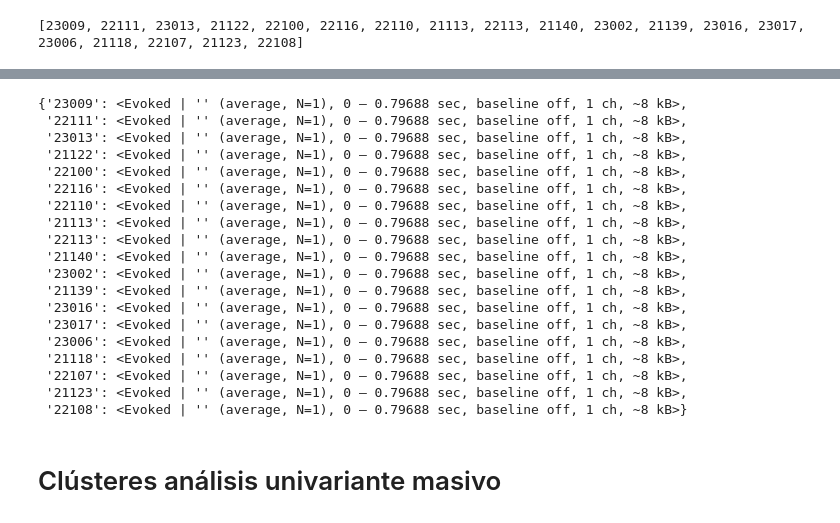
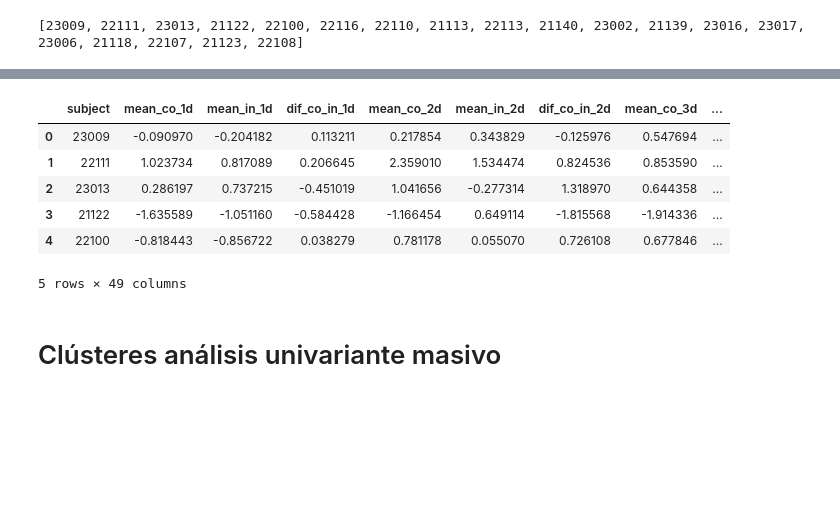
Before and after one commit to jhquiza/EEG_IAT, a Jupyter notebook: Medidas gráficas ROI.ipynb, the cells around one changed output, grey strips where cells are left out. Cells and saved outputs as stored; diff of their text form; code cells hidden in the pictures; blank space fills up the shorter version.

```diff
--- a/Medidas gráficas ROI.ipynb
+++ b/Medidas gráficas ROI.ipynb
@@ -102,26 +68,5 @@ Identifying common channels ...
 # %%
-canales = ['FZ', 'FC1', 'FC2']
-tmin=0.0
-tmax=0.796875
-negative_co,neutral_co,positive_co,negative_in,neutral_in,positive_in,negative_dif,neutral_dif,positive_dif = cl.lista_erps_niveles(canales=canales, evocados_co=evocados_co, evocados_in=evocados_in, negative=negative, neutral=neutral, positive=positive, tmin=tmin, tmax=tmax)
-negative_in
+# Clúster 1
+# Gráficos clúster toda la época
+canales = ['O1', 'P9', 'PO7', 'PO3']
+negative_co, neutral_co, positive_co, negative_in, neutral_in, positive_in,negative_dif,neutral_dif,positive_dif, ROI_co, ROI_in, ROI_dif = cl.erps_niveles(canales=canales, evocados_co=evocados_co, evocados_in=evocados_in, positive=positive, negative=negative, neutral=neutral, tmin=0.0, tmax=0.796875)
-# %% [output]
-{'23009': <Evoked | '' (average, N=1), 0 – 0.79688 sec, baseline off, 1 ch, ~8 kB>,
- '22111': <Evoked | '' (average, N=1), 0 – 0.79688 sec, baseline off, 1 ch, ~8 kB>,
- '23013': <Evoked | '' (average, N=1), 0 – 0.79688 sec, baseline off, 1 ch, ~8 kB>,
- '21122': <Evoked | '' (average, N=1), 0 – 0.79688 sec, baseline off, 1 ch, ~8 kB>,
- '22100': <Evoked | '' (average, N=1), 0 – 0.79688 sec, baseline off, 1 ch, ~8 kB>,
- '22116': <Evoked | '' (average, N=1), 0 – 0.79688 sec, baseline off, 1 ch, ~8 kB>,
- '22110': <Evoked | '' (average, N=1), 0 – 0.79688 sec, baseline off, 1 ch, ~8 kB>,
- '21113': <Evoked | '' (average, N=1), 0 – 0.79688 sec, baseline off, 1 ch, ~8 kB>,
- '22113': <Evoked | '' (average, N=1), 0 – 0.79688 sec, baseline off, 1 ch, ~8 kB>,
- '21140': <Evoked | '' (average, N=1), 0 – 0.79688 sec, baseline off, 1 ch, ~8 kB>,
- '23002': <Evoked | '' (average, N=1), 0 – 0.79688 sec, baseline off, 1 ch, ~8 kB>,
- '21139': <Evoked | '' (average, N=1), 0 – 0.79688 sec, baseline off, 1 ch, ~8 kB>,
- '23016': <Evoked | '' (average, N=1), 0 – 0.79688 sec, baseline off, 1 ch, ~8 kB>,
- '23017': <Evoked | '' (average, N=1), 0 – 0.79688 sec, baseline off, 1 ch, ~8 kB>,
- '23006': <Evoked | '' (average, N=1), 0 – 0.79688 sec, baseline off, 1 ch, ~8 kB>,
- '21118': <Evoked | '' (average, N=1), 0 – 0.79688 sec, baseline off, 1 ch, ~8 kB>,
- '22107': <Evoked | '' (average, N=1), 0 – 0.79688 sec, baseline off, 1 ch, ~8 kB>,
- '21123': <Evoked | '' (average, N=1), 0 – 0.79688 sec, baseline off, 1 ch, ~8 kB>,
- '22108': <Evoked | '' (average, N=1), 0 – 0.79688 sec, baseline off, 1 ch, ~8 kB>}
@@ -168,2 +73,14 @@ def erps_grupos(canales, tmin=0.0, tmax=0.796875):
+# %%
+clusteres = pd.read_csv('Clústeres niveles nueva muestra sin ambos 0.5.csv', index_col='id')
+medidas_niveles = cl.batch_medidas_niveles(clusteres=clusteres, evocados_co=evocados_co, evocados_in=evocados_in, positive=positive, negative=negative, neutral=neutral)
+medidas_niveles.head()
+# %% [output]
+|  | subject | mean_co_1d | mean_in_1d | dif_co_in_1d | mean_co_2d | mean_in_2d | dif_co_in_2d | mean_co_3d | ... |
+| 0 | 23009 | -0.090970 | -0.204182 | 0.113211 | 0.217854 | 0.343829 | -0.125976 | 0.547694 | ... |
+| 1 | 22111 | 1.023734 | 0.817089 | 0.206645 | 2.359010 | 1.534474 | 0.824536 | 0.853590 | ... |
+| 2 | 23013 | 0.286197 | 0.737215 | -0.451019 | 1.041656 | -0.277314 | 1.318970 | 0.644358 | ... |
+| 3 | 21122 | -1.635589 | -1.051160 | -0.584428 | -1.166454 | 0.649114 | -1.815568 | -1.914336 | ... |
+| 4 | 22100 | -0.818443 | -0.856722 | 0.038279 | 0.781178 | 0.055070 | 0.726108 | 0.677846 | ... |
+5 rows × 49 columns
 # %% [markdown]
 # Clústeres análisis univariante masivo
```
Also changed, not shown: parts of 45 cells of this notebook.
